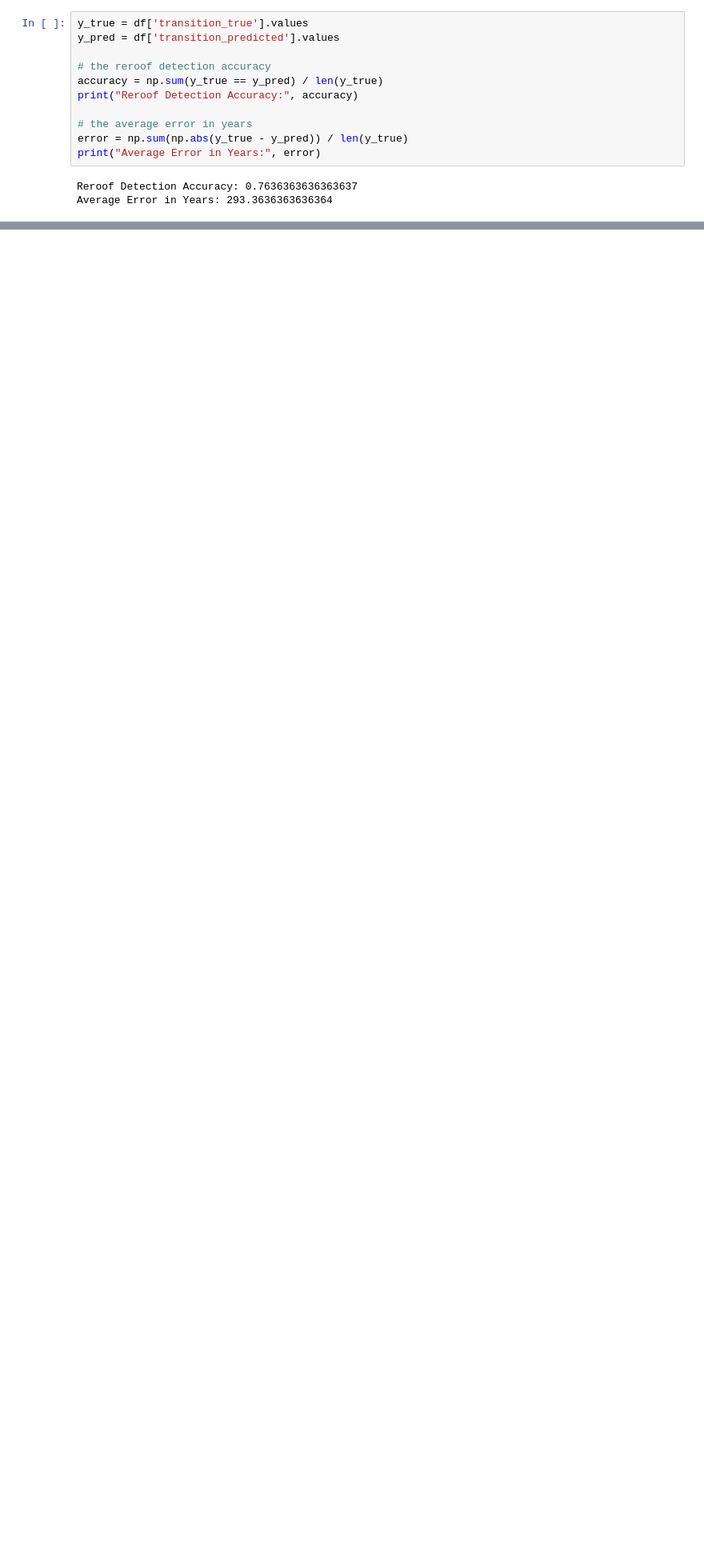
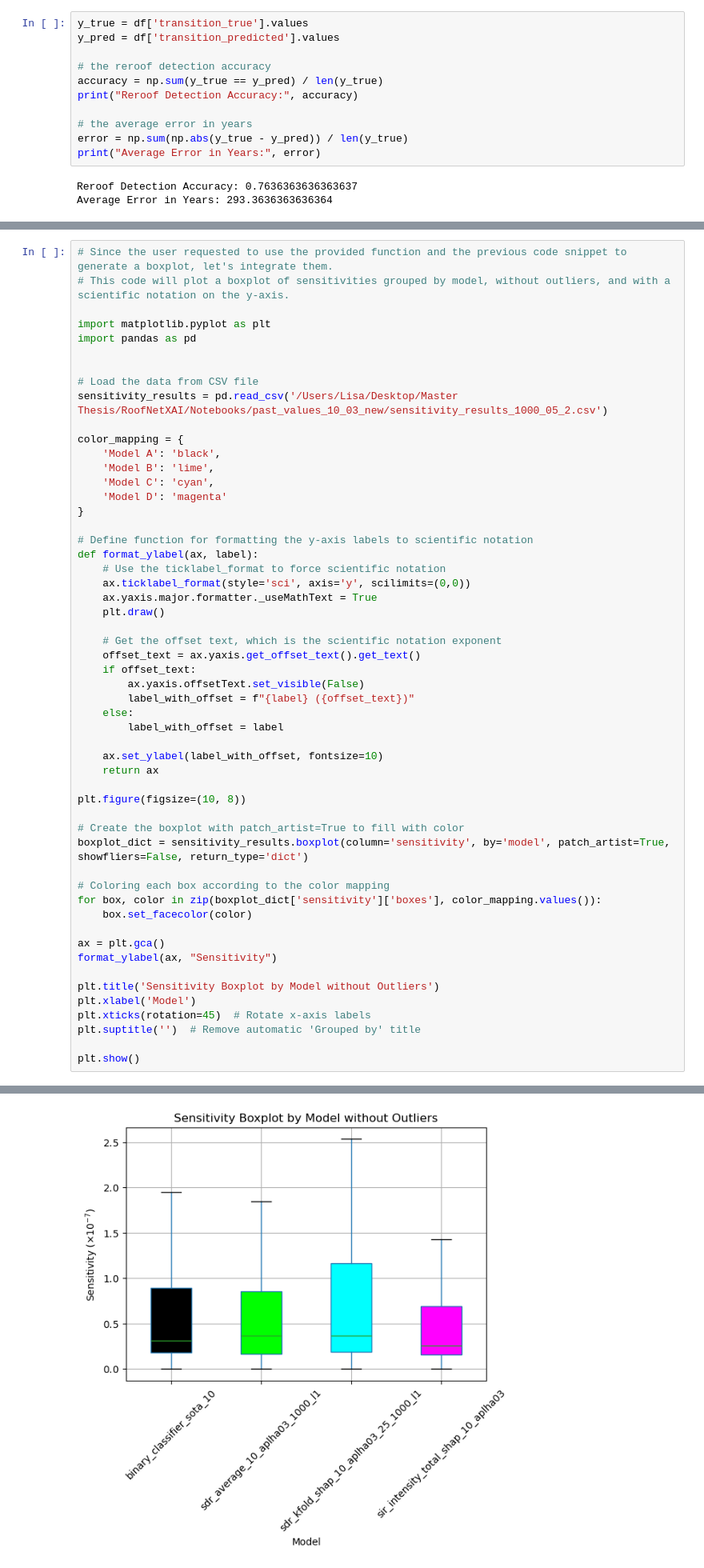
Before and after one commit to myanacondadonttt/RoofNetXAI, a Jupyter notebook: Notebooks/data_analysis.ipynb, the cells around one changed output, grey strips where cells are left out. Shown at 80% size. Drawn from its saved outputs; the diff is of its cells as text; blank space fills up the shorter version.

```diff
--- a/Notebooks/data_analysis.ipynb
+++ b/Notebooks/data_analysis.ipynb
@@ -44,0 +102,55 @@ Average Error in Years: 293.3636363636364
+# %%
+# Since the user requested to use the provided function and the previous code snippet to generate a boxplot, let's integrate them.
+# This code will plot a boxplot of sensitivities grouped by model, without outliers, and with a scientific notation on the y-axis.
+
+import matplotlib.pyplot as plt
+import pandas as pd
+
+
+# Load the data from CSV file
+sensitivity_results = pd.read_csv('/Users/Lisa/Desktop/Master Thesis/RoofNetXAI/Notebooks/past_values_10_03_new/sensitivity_results_1000_05_2.csv')
+
+color_mapping = {
+    'Model A': 'black',
+    'Model B': 'lime',
+    'Model C': 'cyan',
+    'Model D': 'magenta'
+}
+
+# Define function for formatting the y-axis labels to scientific notation
+def format_ylabel(ax, label):
+    # Use the ticklabel_format to force scientific notation
+    ax.ticklabel_format(style='sci', axis='y', scilimits=(0,0))
+    ax.yaxis.major.formatter._useMathText = True
+    plt.draw()
+
+    # Get the offset text, which is the scientific notation exponent
+    offset_text = ax.yaxis.get_offset_text().get_text()
+    if offset_text:
+        ax.yaxis.offsetText.set_visible(False)
+        label_with_offset = f"{label} ({offset_text})"
+    else:
+        label_with_offset = label
+
+    ax.set_ylabel(label_with_offset, fontsize=10)
+    return ax
+
+plt.figure(figsize=(10, 8))
+
+# Create the boxplot with patch_artist=True to fill with color
+boxplot_dict = sensitivity_results.boxplot(column='sensitivity', by='model', patch_artist=True, showfliers=False, return_type='dict')
+
+# Coloring each box according to the color mapping
+for box, color in zip(boxplot_dict['sensitivity']['boxes'], color_mapping.values()):
+    box.set_facecolor(color)
+
+ax = plt.gca()
+format_ylabel(ax, "Sensitivity")
+
+plt.title('Sensitivity Boxplot by Model without Outliers')
+plt.xlabel('Model')
+plt.xticks(rotation=45)  # Rotate x-axis labels
+plt.suptitle('')  # Remove automatic 'Grouped by' title
+
+plt.show()
+# %% [output]
@@ -44,0 +158 @@ Average Error in Years: 293.3636363636364
+[figure, added]
```
Also changed, not shown: parts of 2 cells of this notebook, 4 other files.
